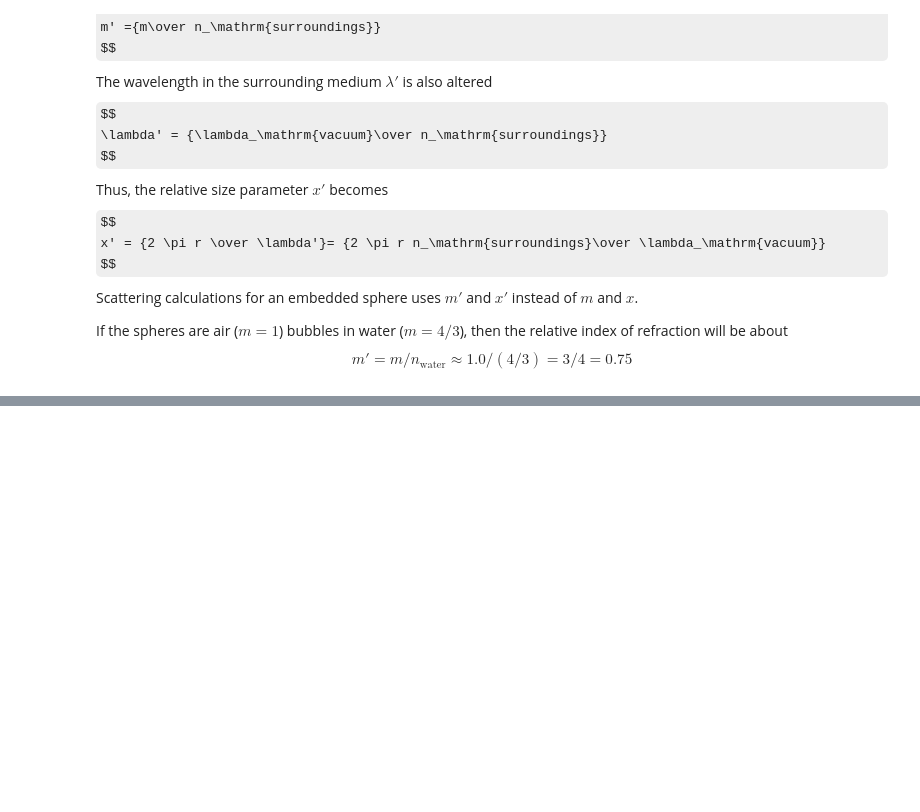
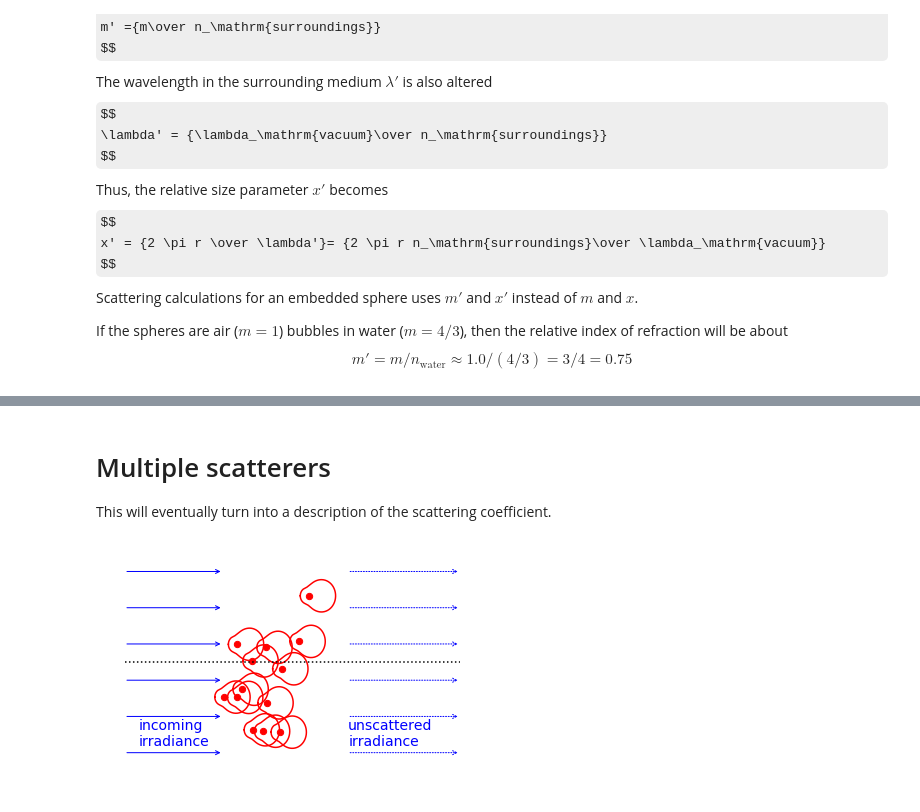
Before and after one commit to scottprahl/miepython, a Jupyter notebook: doc/miepython_basics.ipynb, the cells around one changed output, grey strips where cells are left out. Saved outputs shown, nothing was run; the diff lists cells and outputs as text; code cells hidden in the pictures; some formulas as TeX source; blank space fills up the shorter version.

```diff
--- a/doc/miepython_basics.ipynb
+++ b/doc/miepython_basics.ipynb
@@ -262,0 +241,43 @@ plt.show()
+# %% [markdown]
+# Multiple scatterers
+
+This will eventually turn into a description of the scattering coefficient.
+# %%
+m = 1.5
+x = np.pi/3
+theta = np.linspace(-180,180,1800)
+mu = np.cos(theta/180*np.pi)
+s1,s2 = mp.mie_S1_S2(m,x,mu)
+scat = 5*(abs(s1)**2+abs(s2)**2)/2  #unpolarized scattered light
+
+N=13
+xx = 3.5 * np.random.rand(N, 1) - 1.5
+yy = 5 * np.random.rand(N, 1) - 2.5
+
+plt.scatter(xx,yy,s=40,color='red')
+for i in range(N):
+    plt.plot(scat*np.cos(theta/180*np.pi)+xx[i],scat*np.sin(theta/180*np.pi)+yy[i],color='red')
+
+plt.plot([-5,7],[0,0],':k')
+
+plt.annotate('incoming\nirradiance', xy=(-4.5,-2.3),ha='left',color='blue',fontsize=14)
+for i in range(6):
+    y0 = i -2.5
+    plt.annotate('',xy=(-1.5,y0),xytext=(-5,y0),arrowprops=dict(arrowstyle="->",color='blue'))
+
+plt.annotate('unscattered\nirradiance', xy=(3,-2.3),ha='left',color='blue',fontsize=14)
+for i in range(6):
+    y0 = i -2.5
+    plt.annotate('',xy=(7,y0),xytext=(3,y0),arrowprops=dict(arrowstyle="->",color='blue',ls=':'))
+
+#plt.annotate('scattered\nspherical\nwave', xy=(0,1.5),ha='left',color='red',fontsize=16)
+#plt.annotate('',xy=(2.5,2.5),xytext=(0,0),arrowprops=dict(arrowstyle="->",color='red'))
+#plt.annotate(r'$\theta$',xy=(2,0.7),color='red',fontsize=14)
+#plt.annotate('',xy=(2,2),xytext=(2.7,0),arrowprops=dict(connectionstyle="arc3,rad=0.2", arrowstyle="<->",color='red'))
+
+plt.xlim(-5,7)
+plt.ylim(-3,3)
+plt.axis('off')
+plt.show()
+# %% [output]
+[figure, added]
```
Also changed, not shown: parts of 8 cells of this notebook.
